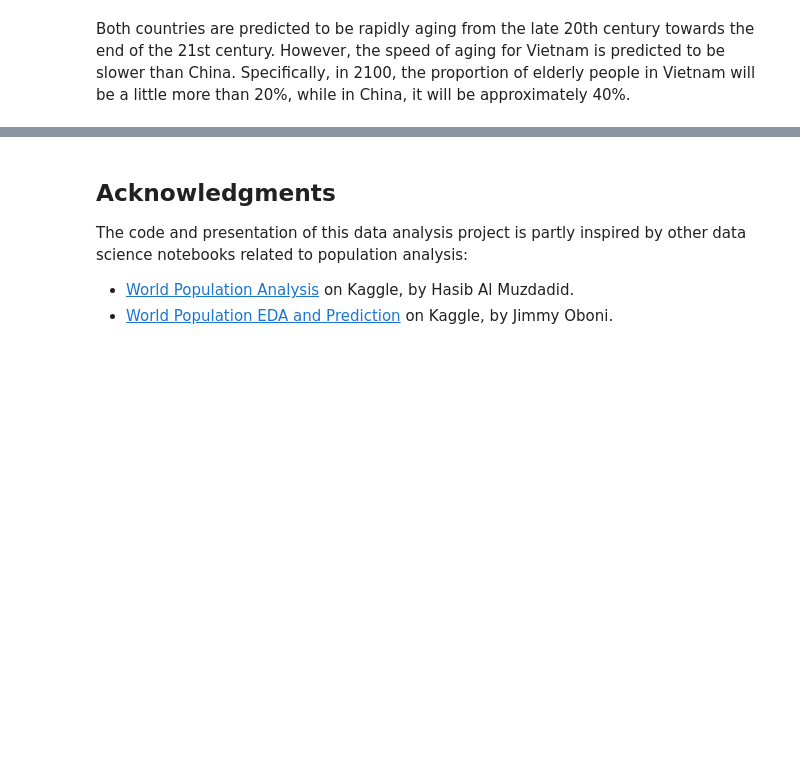
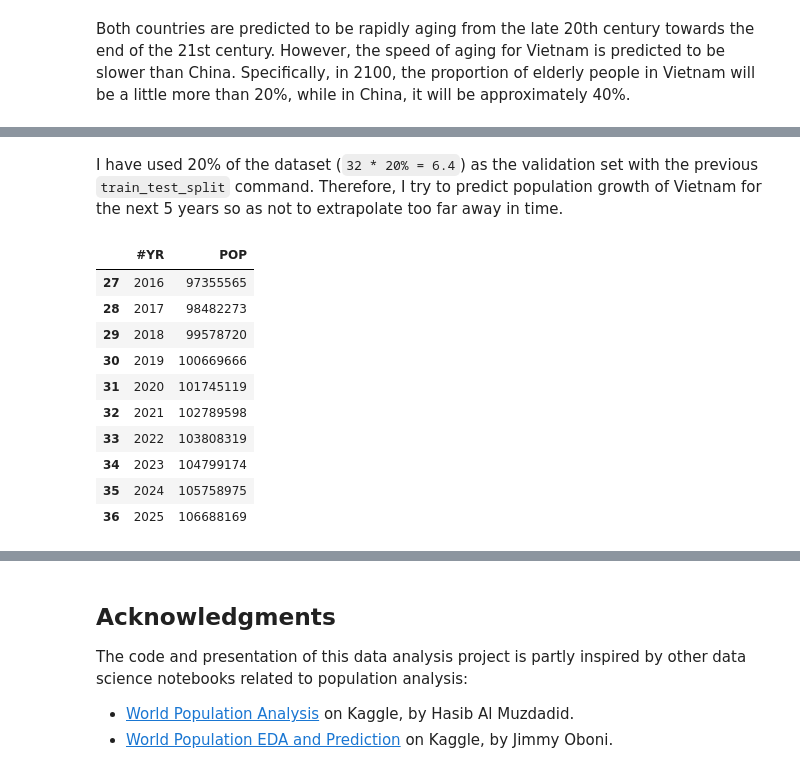
Before and after one commit to thaianle/international-database, a Jupyter notebook: idbsingleyear-python.ipynb, the cells around one changed output, grey strips where cells are left out. Cells and saved outputs as stored; diff of their text form; code cells hidden in the pictures; blank space fills up the shorter version.

````diff
--- a/idbsingleyear-python.ipynb
+++ b/idbsingleyear-python.ipynb
@@ -586,0 +637,18 @@ Both countries are predicted to be rapidly aging from the late 20th century towa
+# %% [markdown]
+I have used 20% of the dataset (```32 * 20% = 6.4```) as the validation set with the previous ```train_test_split``` command. Therefore, I try to predict population growth of Vietnam for the next 5 years so as not to extrapolate too far away in time.
+# %%
+# Show the data to 2025
+vn_pop_to2025 = vn_idb_0[['#YR', 'POP']][vn_idb_0['#YR'] <= 2025]
+vn_pop_to2025.tail(10)
+# %% [output]
+|  | #YR | POP |
+| 27 | 2016 | 97355565 |
+| 28 | 2017 | 98482273 |
+| 29 | 2018 | 99578720 |
+| 30 | 2019 | 100669666 |
+| 31 | 2020 | 101745119 |
+| 32 | 2021 | 102789598 |
+| 33 | 2022 | 103808319 |
+| 34 | 2023 | 104799174 |
+| 35 | 2024 | 105758975 |
+| 36 | 2025 | 106688169 |
````
Also changed, not shown: parts of 10 cells of this notebook.
